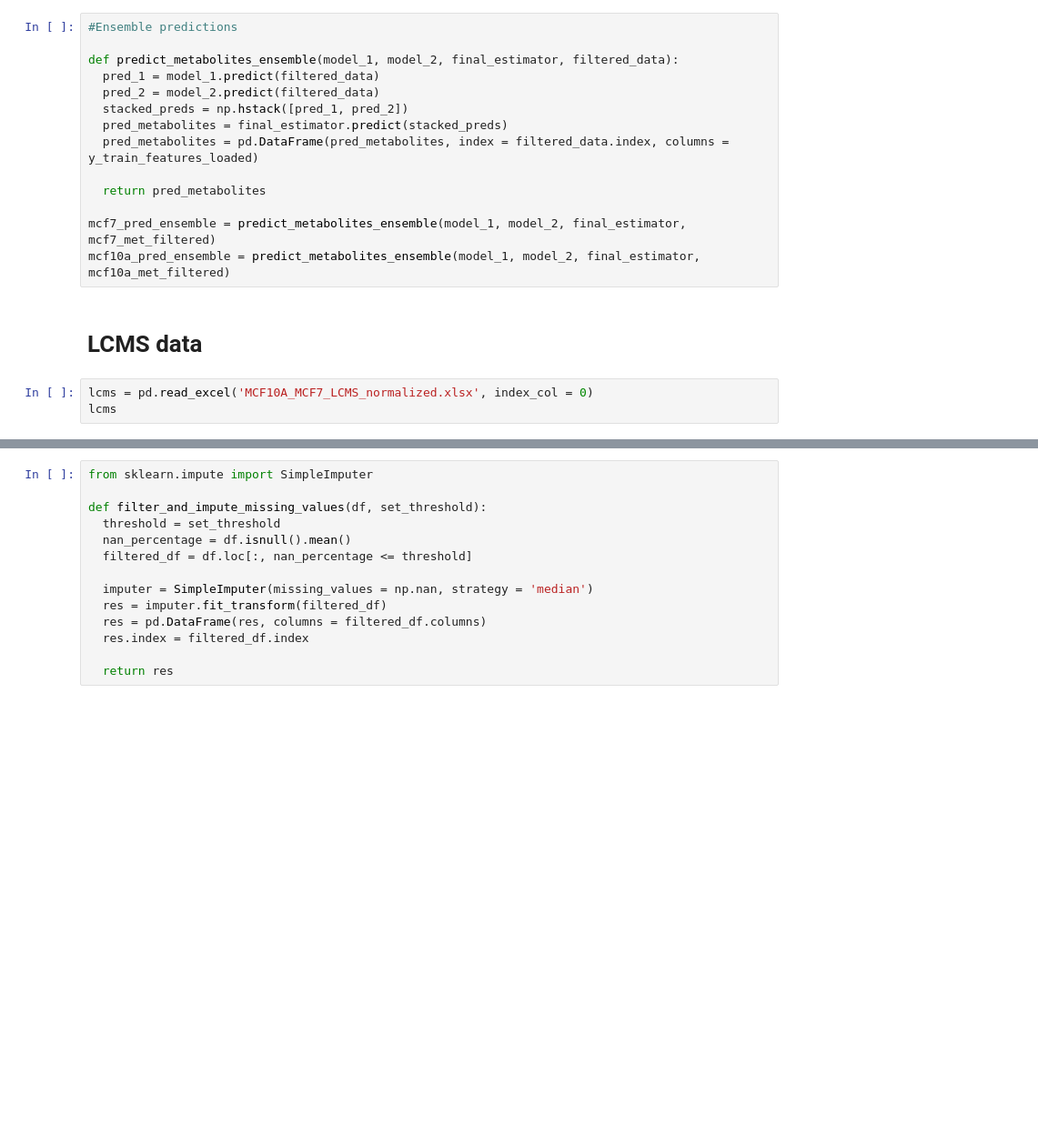
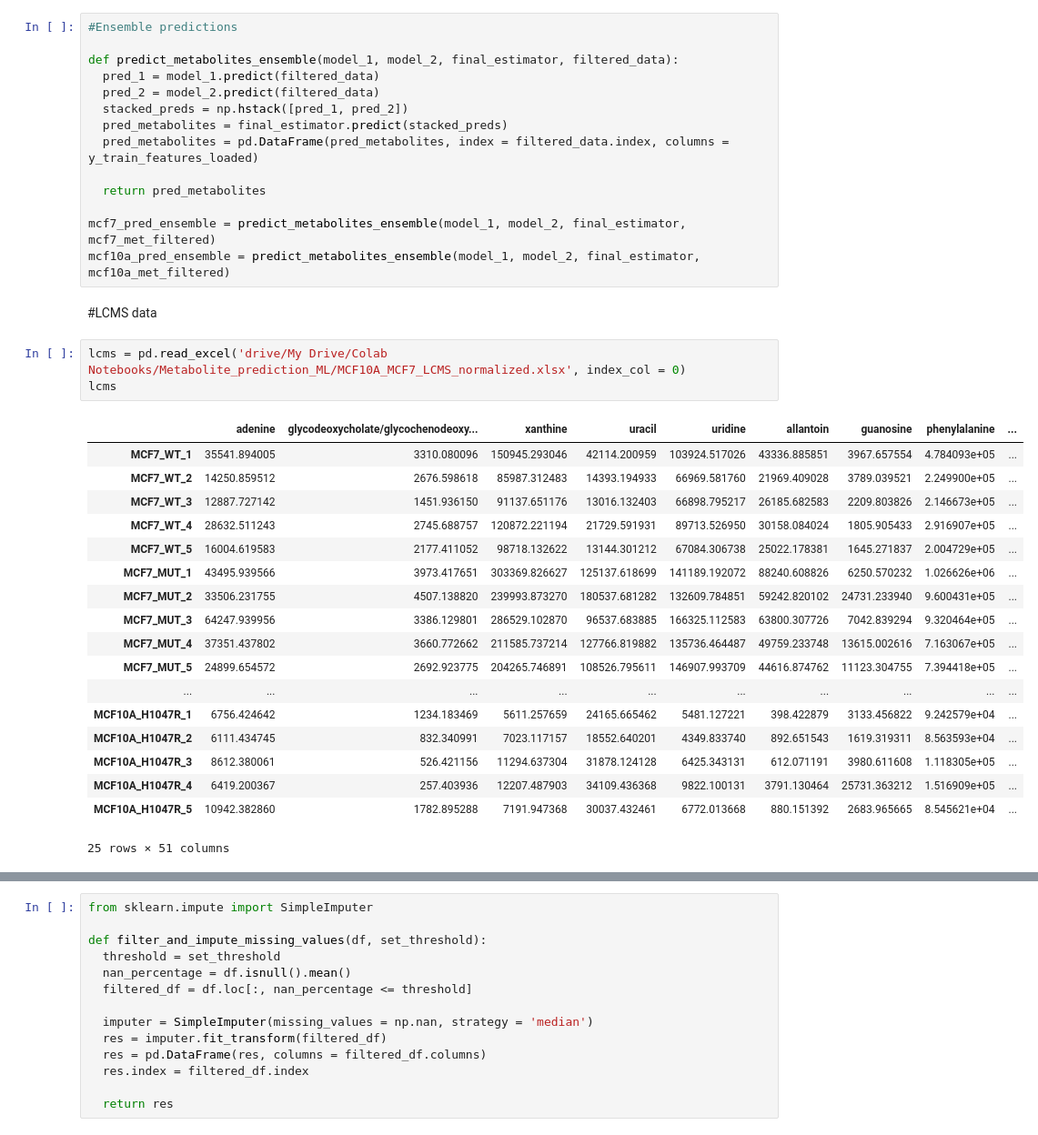
Before and after one commit to ttkaralis/metabofon, a Jupyter notebook: python_scripts/Cell_line_models/CCLE_model_validation/Comparing_predictions_with_LCMS.ipynb, the cells around one changed output, grey strips where cells are left out. Shown at 91% size. Cells and saved outputs as stored; diff of their text form; blank space fills up the shorter version.

```diff
--- a/python_scripts/Cell_line_models/CCLE_model_validation/Comparing_predictions_with_LCMS.ipynb
+++ b/python_scripts/Cell_line_models/CCLE_model_validation/Comparing_predictions_with_LCMS.ipynb
@@ -153,10 +268,29 @@ def predict_metabolites_ensemble(model_1, model_2, final_estimator, filtered_dat
 mcf7_pred_ensemble = predict_metabolites_ensemble(model_1, model_2, final_estimator, mcf7_met_filtered)
 mcf10a_pred_ensemble = predict_metabolites_ensemble(model_1, model_2, final_estimator, mcf10a_met_filtered)
 # %% [markdown]
-# LCMS data
+#LCMS data
 # %%
-lcms = pd.read_excel('MCF10A_MCF7_LCMS_normalized.xlsx', index_col = 0)
+lcms = pd.read_excel('drive/My Drive/Colab Notebooks/Metabolite_prediction_ML/MCF10A_MCF7_LCMS_normalized.xlsx', index_col = 0)
 lcms
+# %% [output]
+|  | adenine | glycodeoxycholate/glycochenodeoxy... | xanthine | uracil | uridine | allantoin | guanosine | phenylalanine | ... |
+| MCF7_WT_1 | 35541.894005 | 3310.080096 | 150945.293046 | 42114.200959 | 103924.517026 | 43336.885851 | 3967.657554 | 4.784093e+05 | ... |
+| MCF7_WT_2 | 14250.859512 | 2676.598618 | 85987.312483 | 14393.194933 | 66969.581760 | 21969.409028 | 3789.039521 | 2.249900e+05 | ... |
+| MCF7_WT_3 | 12887.727142 | 1451.936150 | 91137.651176 | 13016.132403 | 66898.795217 | 26185.682583 | 2209.803826 | 2.146673e+05 | ... |
+| MCF7_WT_4 | 28632.511243 | 2745.688757 | 120872.221194 | 21729.591931 | 89713.526950 | 30158.084024 | 1805.905433 | 2.916907e+05 | ... |
+| MCF7_WT_5 | 16004.619583 | 2177.411052 | 98718.132622 | 13144.301212 | 67084.306738 | 25022.178381 | 1645.271837 | 2.004729e+05 | ... |
+| MCF7_MUT_1 | 43495.939566 | 3973.417651 | 303369.826627 | 125137.618699 | 141189.192072 | 88240.608826 | 6250.570232 | 1.026626e+06 | ... |
+| MCF7_MUT_2 | 33506.231755 | 4507.138820 | 239993.873270 | 180537.681282 | 132609.784851 | 59242.820102 | 24731.233940 | 9.600431e+05 | ... |
+| MCF7_MUT_3 | 64247.939956 | 3386.129801 | 286529.102870 | 96537.683885 | 166325.112583 | 63800.307726 | 7042.839294 | 9.320464e+05 | ... |
+| MCF7_MUT_4 | 37351.437802 | 3660.772662 | 211585.737214 | 127766.819882 | 135736.464487 | 49759.233748 | 13615.002616 | 7.163067e+05 | ... |
+| MCF7_MUT_5 | 24899.654572 | 2692.923775 | 204265.746891 | 108526.795611 | 146907.993709 | 44616.874762 | 11123.304755 | 7.394418e+05 | ... |
+| ... | ... | ... | ... | ... | ... | ... | ... | ... | ... |
+| MCF10A_H1047R_1 | 6756.424642 | 1234.183469 | 5611.257659 | 24165.665462 | 5481.127221 | 398.422879 | 3133.456822 | 9.242579e+04 | ... |
+| MCF10A_H1047R_2 | 6111.434745 | 832.340991 | 7023.117157 | 18552.640201 | 4349.833740 | 892.651543 | 1619.319311 | 8.563593e+04 | ... |
+| MCF10A_H1047R_3 | 8612.380061 | 526.421156 | 11294.637304 | 31878.124128 | 6425.343131 | 612.071191 | 3980.611608 | 1.118305e+05 | ... |
+| MCF10A_H1047R_4 | 6419.200367 | 257.403936 | 12207.487903 | 34109.436368 | 9822.100131 | 3791.130464 | 25731.363212 | 1.516909e+05 | ... |
+| MCF10A_H1047R_5 | 10942.382860 | 1782.895288 | 7191.947368 | 30037.432461 | 6772.013668 | 880.151392 | 2683.965665 | 8.545621e+04 | ... |
+25 rows × 51 columns
 # %%
 mcf7_lcms = lcms.iloc[0:10, :]
 mcf7_lcms
```
Also changed, not shown: parts of 57 cells of this notebook.
